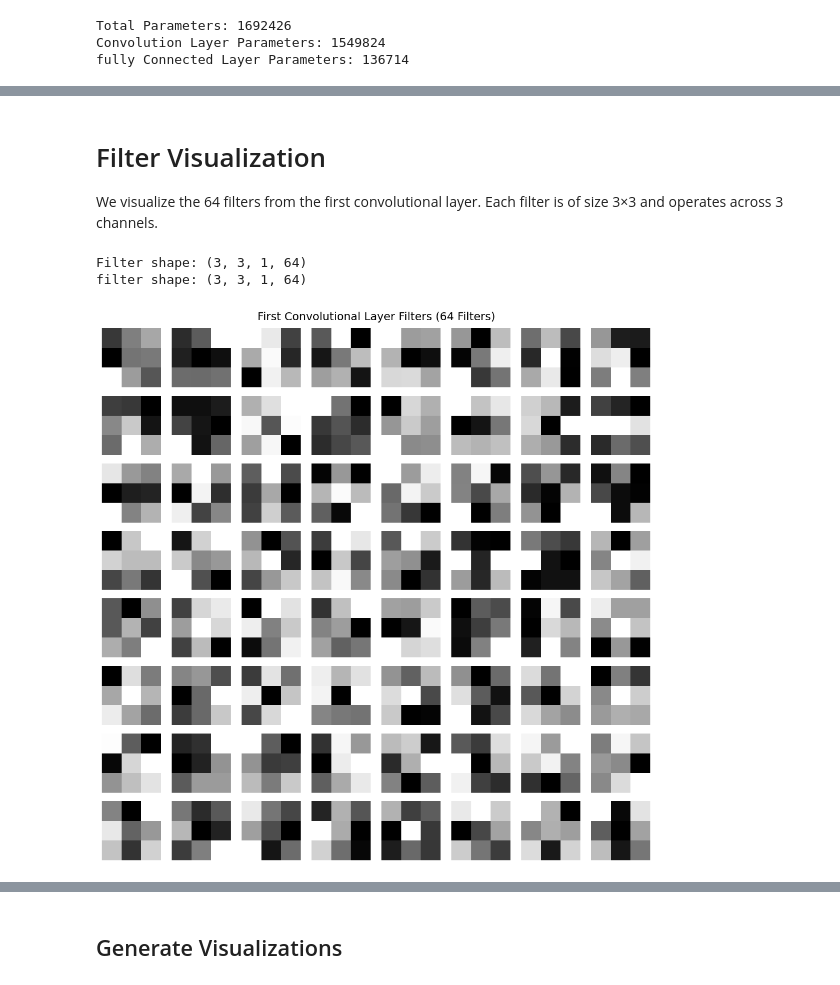
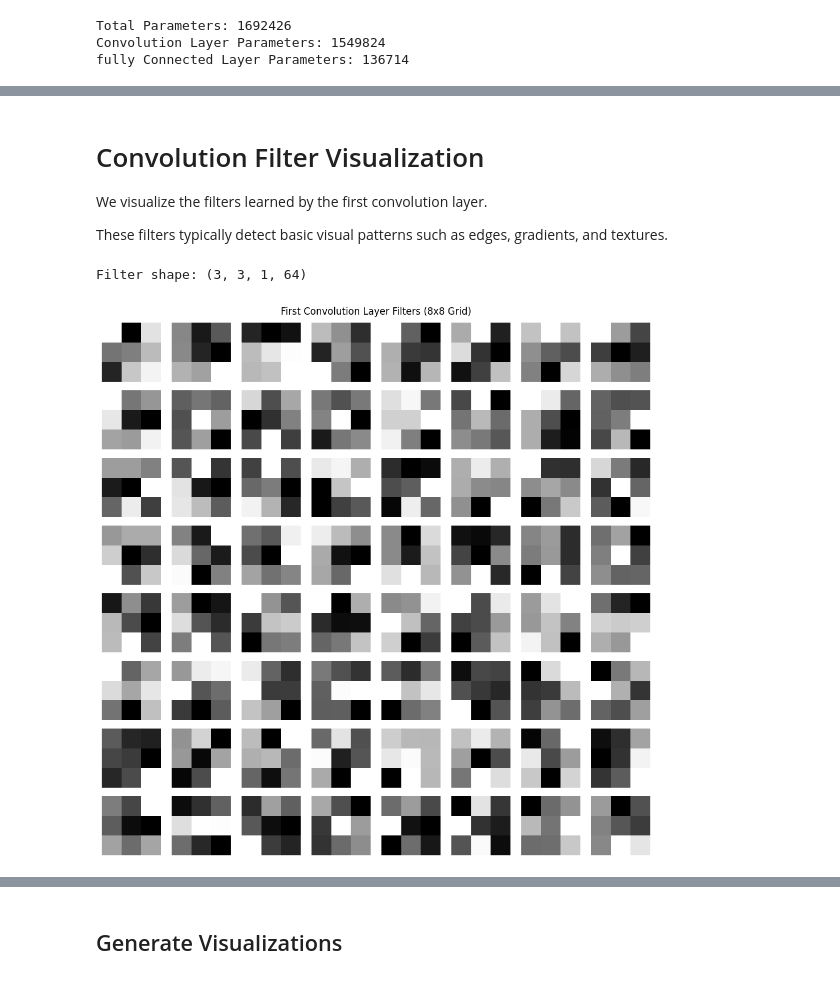
Before and after one commit to aroraneel/CNN-Project, a Jupyter notebook: Deep Convolutional Neural Network for Fashion-MNIST Image Classification/project.ipynb, the cells around one changed output, grey strips where cells are left out. Cells and saved outputs as stored; diff of their text form; code cells hidden in the pictures.

```diff
--- a/Deep Convolutional Neural Network for Fashion-MNIST Image Classification/project.ipynb
+++ b/Deep Convolutional Neural Network for Fashion-MNIST Image Classification/project.ipynb
@@ -213,0 +297,12 @@ model.add(layers.Activation("relu"))
+# %%
+# CONV4
+
+model.add(layers.Conv2D(
+    256, (3,3),
+    strides=1,
+    padding="same",
+    kernel_initializer=initializer,
+    kernel_regularizer=l2(0.0001),
+))
+model.add(layers.BatchNormalization())
+model.add(layers.Activation("relu"))
@@ -214,3 +314,15 @@ model.add(layers.Activation("relu"))
+# %%
+# CONV5
+
+model.add(layers.Conv2D(
+    256, (3,3),
+    strides=1,
+    padding="same",
+    kernel_initializer=initializer,
+    kernel_regularizer=l2(0.0001),
+))
+model.add(layers.BatchNormalization())
+model.add(layers.Activation("relu"))
 # %%
 model.add(layers.GlobalAveragePooling2D())
 # %%
@@ -489,46 +590,42 @@ since each neuron connects to all neurons from the previous layer.
 # %% [markdown]
-# Filter Visualization
+# Convolution Filter Visualization
 
-We visualize the 64 filters from the first convolutional layer.
-Each filter is of size 3×3 and operates across 3 channels.
+We visualize the filters learned by the first convolution layer.
+
+These filters typically detect basic visual patterns such as edges, gradients, and textures.
 # %%
 # VISUALIZE FIRST CONV LAYER FILTERS
 
-# Get weights from first Conv layer
 first_conv_layer = None
 
 for layer in model.layers:
     if isinstance(layer, tf.keras.layers.Conv2D):
         first_conv_layer = layer
         break
 
 filters, biases = first_conv_layer.get_weights()
 
 print("Filter shape:", filters.shape)
 
-print("filter shape:", filters.shape)
-# Expected: (3, 3, 3, 64)
-
-# Normalize filters for visualization
+# normalize
 f_min, f_max = filters.min(), filters.max()
 filters = (filters - f_min) / (f_max - f_min)
 
-# Plot 64 filters in 8x8 grid
 plt.figure(figsize=(10,10))
 
 for i in range(64):
+
     plt.subplot(8,8,i+1)
 
-    # Average across RGB channels to display as grayscale
-    filter_img = np.mean(filters[:,:,:,i], axis=-1)
+    # grayscale filter
+    filter_img = filters[:,:,0,i]
 
     plt.imshow(filter_img, cmap="gray")
     plt.axis("off")
 
-plt.suptitle("First Convolutional Layer Filters (64 Filters)", fontsize=14)
+plt.suptitle("First Convolution Layer Filters (8x8 Grid)")
 plt.tight_layout()
 plt.show()
 # %% [output]
 Filter shape: (3, 3, 1, 64)
-filter shape: (3, 3, 1, 64)
-[figure, old version]
+[figure, new version]
```
Also changed, not shown: parts of 58 cells of this notebook, 1 other file.
